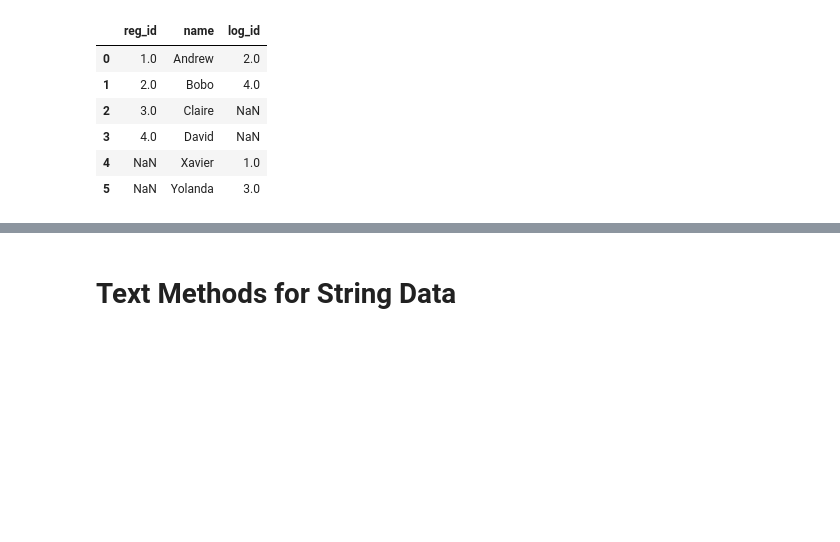
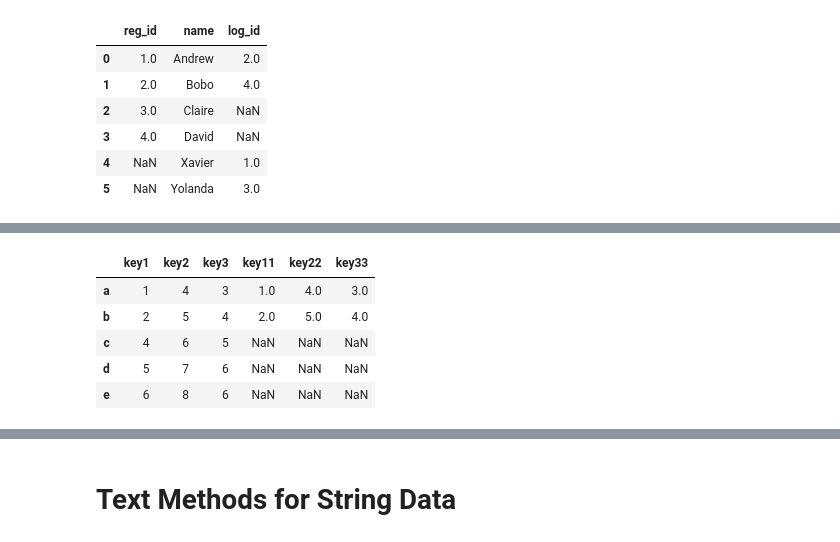
Before and after one commit to bilalhassanqadri/NumpyPandasMatplot-Etc, a Jupyter notebook: MyPandaClass1.ipynb, the cells around one changed output, grey strips where cells are left out. Drawn from its saved outputs; the diff is of its cells as text; code cells hidden in the pictures; blank space fills up the shorter version.

```diff
--- a/MyPandaClass1.ipynb
+++ b/MyPandaClass1.ipynb
@@ -1609,0 +1645,11 @@ pd.merge(registrations,logins,how='outer',left_on='name',right_on='name')
+# %%
+data1.join(data2,how='left')#so in join it will do according to the rows and in merge case it was working according
+# to the columns as you can see above data1 havingh the same row name 'a' and 'b' with the data2
+# so thats why it match withd data2 tables of first two rows that are same
+# %% [output]
+|  | key1 | key2 | key3 | key11 | key22 | key33 |
+| a | 1 | 4 | 3 | 1.0 | 4.0 | 3.0 |
+| b | 2 | 5 | 4 | 2.0 | 5.0 | 4.0 |
+| c | 4 | 6 | 5 | NaN | NaN | NaN |
+| d | 5 | 7 | 6 | NaN | NaN | NaN |
+| e | 6 | 8 | 6 | NaN | NaN | NaN |
```
Also changed, not shown: parts of 15 cells of this notebook, 1 other file.
